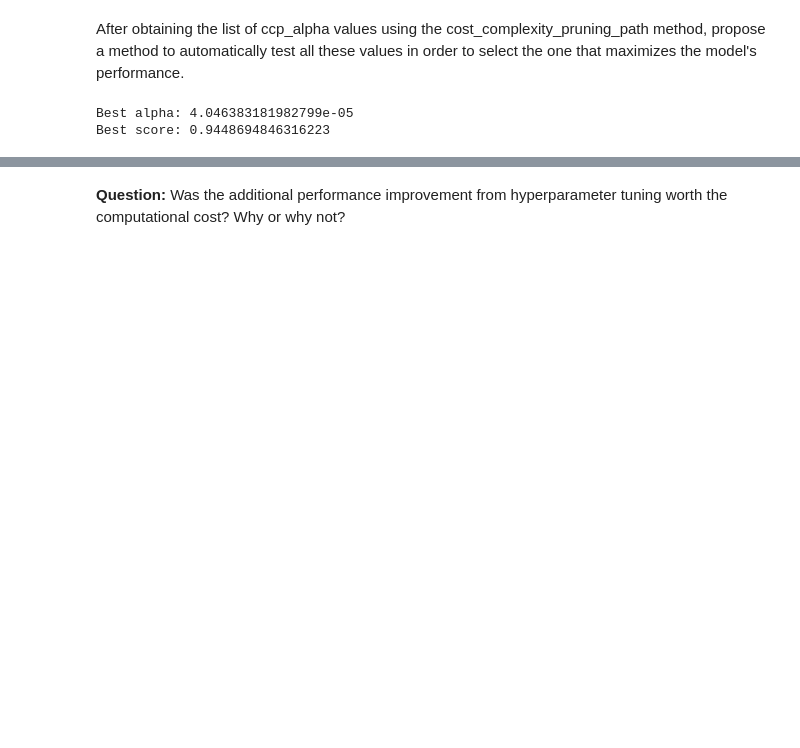
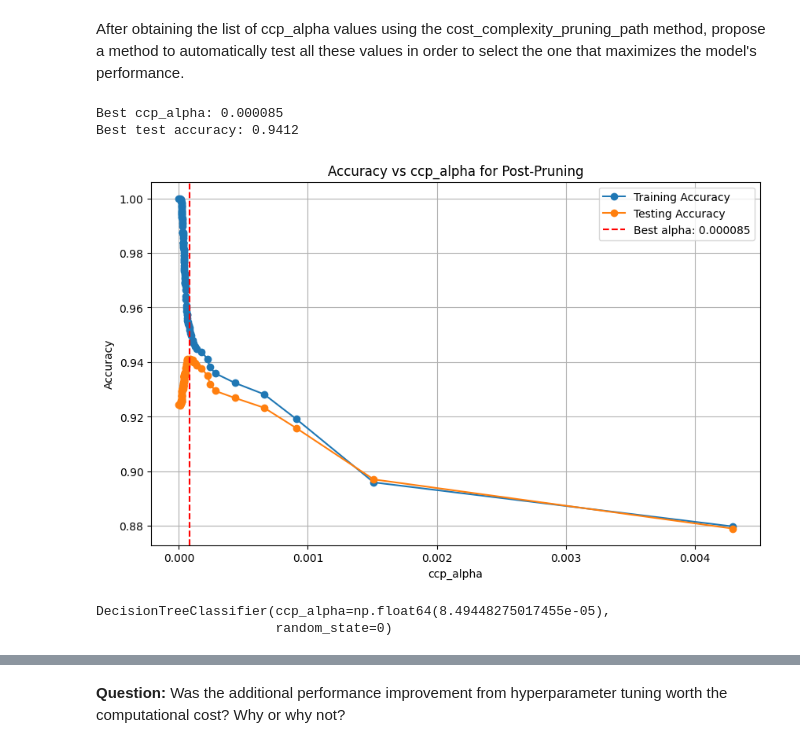
Before and after one commit to AliAch04/TPs_python, a Jupyter notebook: TP5_decision_tree.ipynb, the cells around one changed output, grey strips where cells are left out. Cells and saved outputs as stored; diff of their text form; code cells hidden in the pictures; blank space fills up the shorter version.

```diff
--- a/TP5_decision_tree.ipynb
+++ b/TP5_decision_tree.ipynb
@@ -483,9 +504,9 @@ F1 Score: 0.942480
 Use the **cost_complexity_pruning_path** method from scikit-learn to list all the ccp_alpha values obtained during the pruning of a decision tree trained on X_train and y_train.
 # %%
 clf = DecisionTreeClassifier(max_depth= 23,random_state=0)
-path = ...
+path = clf.cost_complexity_pruning_path(X_train, y_train)
 
-ccp_alphas, impurities = ..., ...
+ccp_alphas, impurities = path.ccp_alphas, path.impurities
 
 print("ccp alpha values :", ccp_alphas)
 # %% [output]
@@ -499,9 +532,46 @@ After obtaining the list of ccp_alpha values using the cost_complexity_pruning_p
-# %%
-print("Best alpha:", grid_search.best_params_['ccp_alpha'])
-print("Best score:", grid_search.best_score_)
-# %% [output]
-Best alpha: 4.046383181982799e-05
-Best score: 0.9448694846316223
+# %%
+ccp_alphas_subset = ccp_alphas[::10]  # Every 10th value
+
+train_scores = []
+test_scores = []
+
+for ccp_alpha in ccp_alphas_subset:
+    clf = DecisionTreeClassifier(random_state=0, ccp_alpha=ccp_alpha)
+    clf.fit(X_train, y_train)
+
+    # Calculate both training and testing scores
+    train_pred = clf.predict(X_train)
+    test_pred = clf.predict(X_test)
+
+    train_scores.append(accuracy_score(y_train, train_pred))
+    test_scores.append(accuracy_score(y_test, test_pred))
+
+best_alpha_idx = np.argmax(test_scores)
+best_ccp_alpha = ccp_alphas_subset[best_alpha_idx]
+print(f"Best ccp_alpha: {best_ccp_alpha:.6f}")
+print(f"Best test accuracy: {max(test_scores):.4f}")
+
+# Plot the results - use ccp_alphas_subset, not ccp_alphas
+plt.figure(figsize=(10, 6))
+plt.plot(ccp_alphas_subset, train_scores, marker='o', label='Training Accuracy')
+plt.plot(ccp_alphas_subset, test_scores, marker='o', label='Testing Accuracy')
+plt.axvline(x=best_ccp_alpha, color='r', linestyle='--', label=f'Best alpha: {best_ccp_alpha:.6f}')
+plt.xlabel('ccp_alpha')
+plt.ylabel('Accuracy')
+plt.title('Accuracy vs ccp_alpha for Post-Pruning')
+plt.legend()
+plt.grid(True)
+plt.show()
+
+# Train final model with best ccp_alpha
+final_model = DecisionTreeClassifier(random_state=0, ccp_alpha=best_ccp_alpha)
+final_model.fit(X_train, y_train)
+# %% [output]
+Best ccp_alpha: 0.000085
+Best test accuracy: 0.9412
+[figure, added]
+DecisionTreeClassifier(ccp_alpha=np.float64(8.49448275017455e-05),
+                       random_state=0)
 # %%
 best=grid_search.best_estimator_
 y_pred = best.predict(X_test)
```
Also changed, not shown: parts of 31 cells of this notebook.
